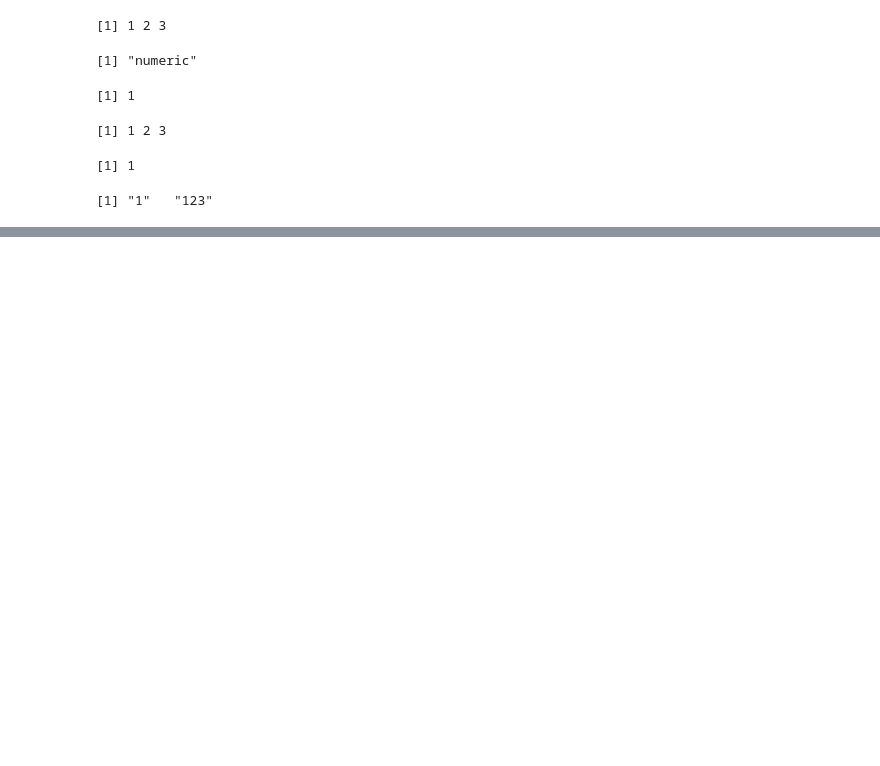
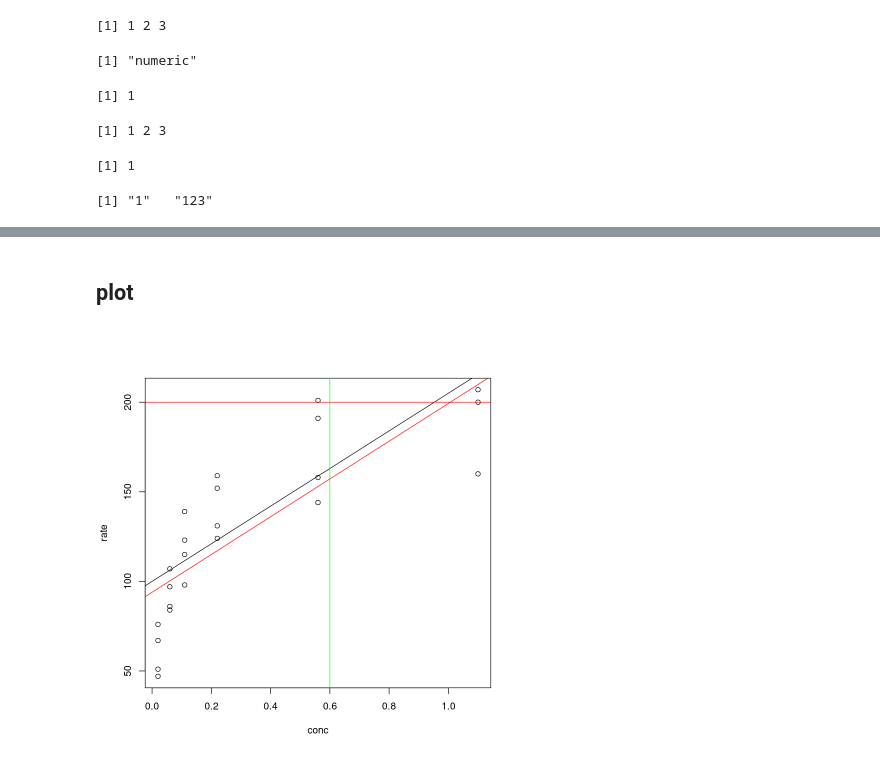
Before and after one commit to chenboshuo/learn_r, a Jupyter notebook: src/basic.ipynb, the cells around one changed output, grey strips where cells are left out. Saved outputs shown, nothing was run; the diff lists cells and outputs as text; code cells hidden in the pictures; blank space fills up the shorter version.

```diff
--- a/src/basic.ipynb
+++ b/src/basic.ipynb
@@ -375,0 +489,3 @@ unlists
+# %%
+puroA = Puromycin[Puromycin$stated == 'treated']
+puroA
@@ -375,0 +532,10 @@ unlists
+# %% [markdown]
+## plot
+# %%
+plot(rate ~ conc, data=puroA)
+abline(lm(rate ~ conc, data=puroA),col='red')
+abline(a=100,b=105,col='black')
+abline(h=200,col='red')
+abline(v=0.6, col='green')
+# %% [output]
+[figure, added]
```
Also changed, not shown: parts of 24 cells of this notebook, 2 other files.
